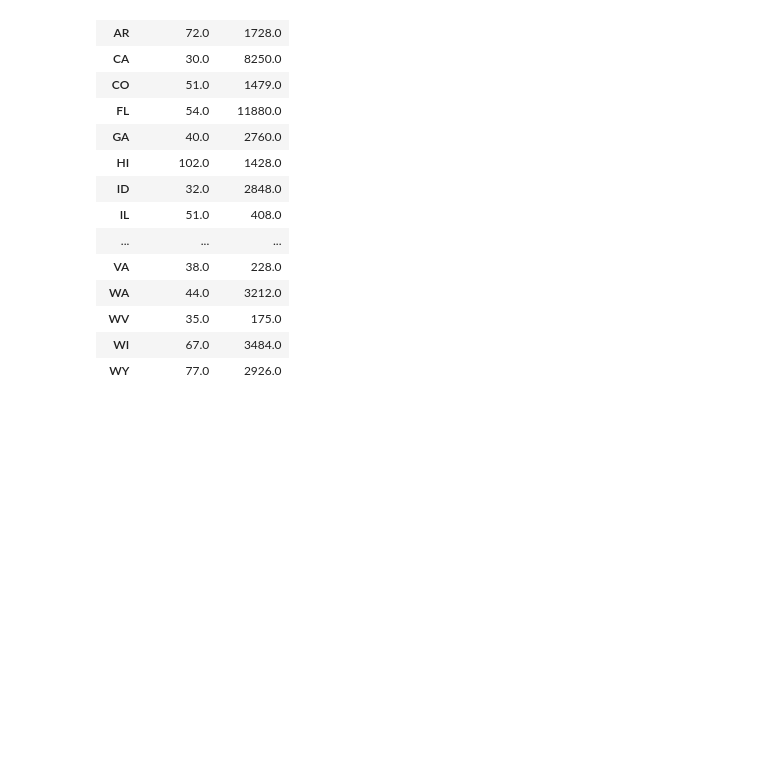
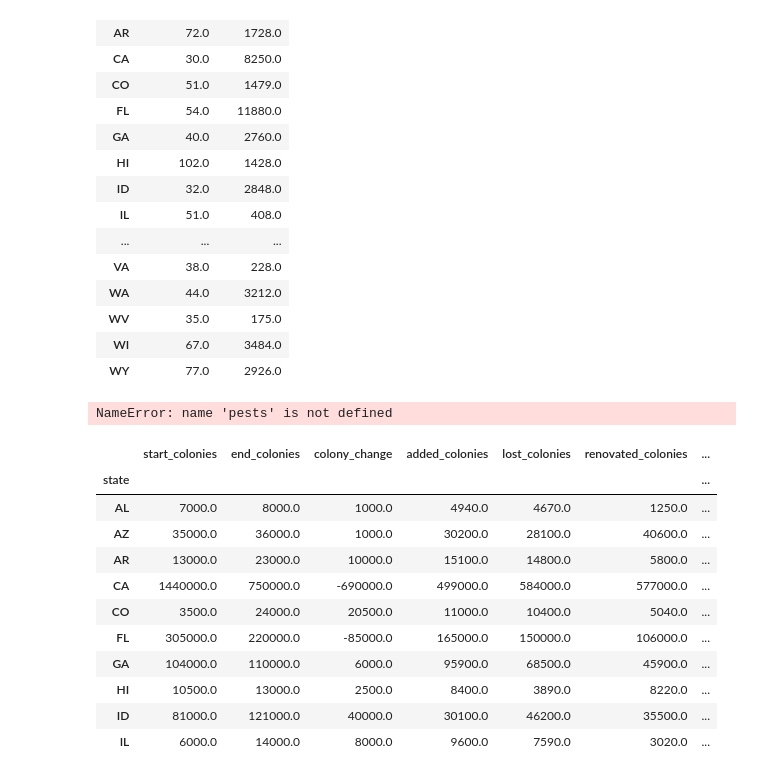
Before and after one commit to ericaleon/ETL_project, a Jupyter notebook: Extract Colony Data.ipynb, the cells around one changed output. Cells and saved outputs as stored; diff of their text form; code cells hidden in the pictures; blank space fills up the shorter version.

Commit message:
combined colony and honey

```diff
--- a/Extract Colony Data.ipynb
+++ b/Extract Colony Data.ipynb
@@ -634,7 +642,35 @@ honey_3_2015
 | WV | 35.0 | 175.0 |
 | WI | 67.0 | 3484.0 |
 | WY | 77.0 | 2926.0 |
+# %%
+# Clean up pesticie dataframes
+pests = pests[["COMPOUND","STATE_CODE","LOW_ESTIMATE","HIGH_ESTIMATE"]]
+states = state_codes[["STATE_CODE","STATE"]]
+states = states.drop_duplicates(subset='STATE', keep="first").reset_index(drop=True)
+
+# Merge pesticide dataframes
+pesticides = pd.merge(states, pests, on="STATE_CODE")
+pesticides.head()
+# %% [output]
+NameError: name 'pests' is not defined
 # %%
 # # Export dataframe to a CSV
 # total_2015.to_csv('Resources/colony_data.csv', header = True)
 # honey_3_2015.to_csv('Resources/Honey_3_data.csv', header = True)
+# %%
+# Merge colony and honey dataframes
+bees = pd.merge(total_2015, honey_3_2015, on="state")
+bees.head(10)
+# %% [output]
+|  | start_colonies | end_colonies | colony_change | added_colonies | lost_colonies | renovated_colonies | ... |
+| state |  |  |  |  |  |  | ... |
+| AL | 7000.0 | 8000.0 | 1000.0 | 4940.0 | 4670.0 | 1250.0 | ... |
+| AZ | 35000.0 | 36000.0 | 1000.0 | 30200.0 | 28100.0 | 40600.0 | ... |
+| AR | 13000.0 | 23000.0 | 10000.0 | 15100.0 | 14800.0 | 5800.0 | ... |
+| CA | 1440000.0 | 750000.0 | -690000.0 | 499000.0 | 584000.0 | 577000.0 | ... |
+| CO | 3500.0 | 24000.0 | 20500.0 | 11000.0 | 10400.0 | 5040.0 | ... |
+| FL | 305000.0 | 220000.0 | -85000.0 | 165000.0 | 150000.0 | 106000.0 | ... |
+| GA | 104000.0 | 110000.0 | 6000.0 | 95900.0 | 68500.0 | 45900.0 | ... |
+| HI | 10500.0 | 13000.0 | 2500.0 | 8400.0 | 3890.0 | 8220.0 | ... |
+| ID | 81000.0 | 121000.0 | 40000.0 | 30100.0 | 46200.0 | 35500.0 | ... |
+| IL | 6000.0 | 14000.0 | 8000.0 | 9600.0 | 7590.0 | 3020.0 | ... |
```
Also changed, not shown: parts of 4 cells of this notebook, 3 other files.
